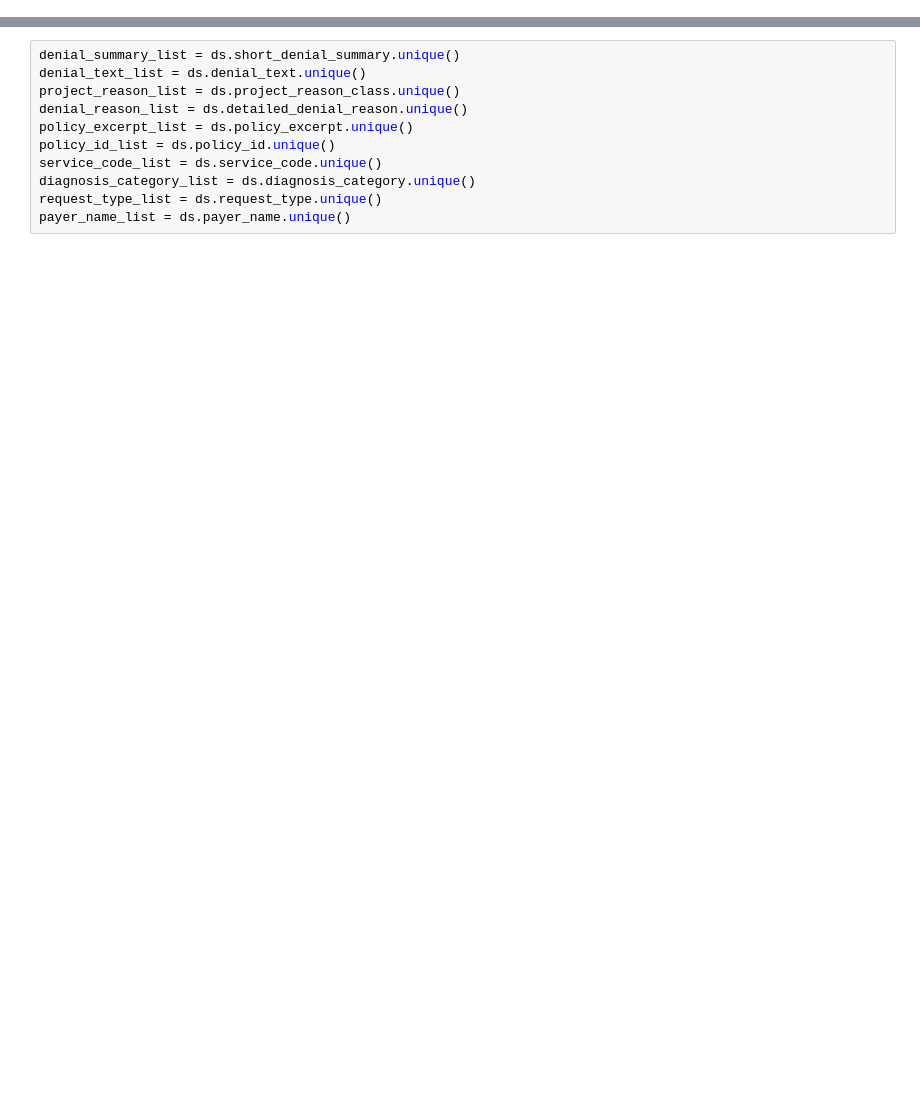
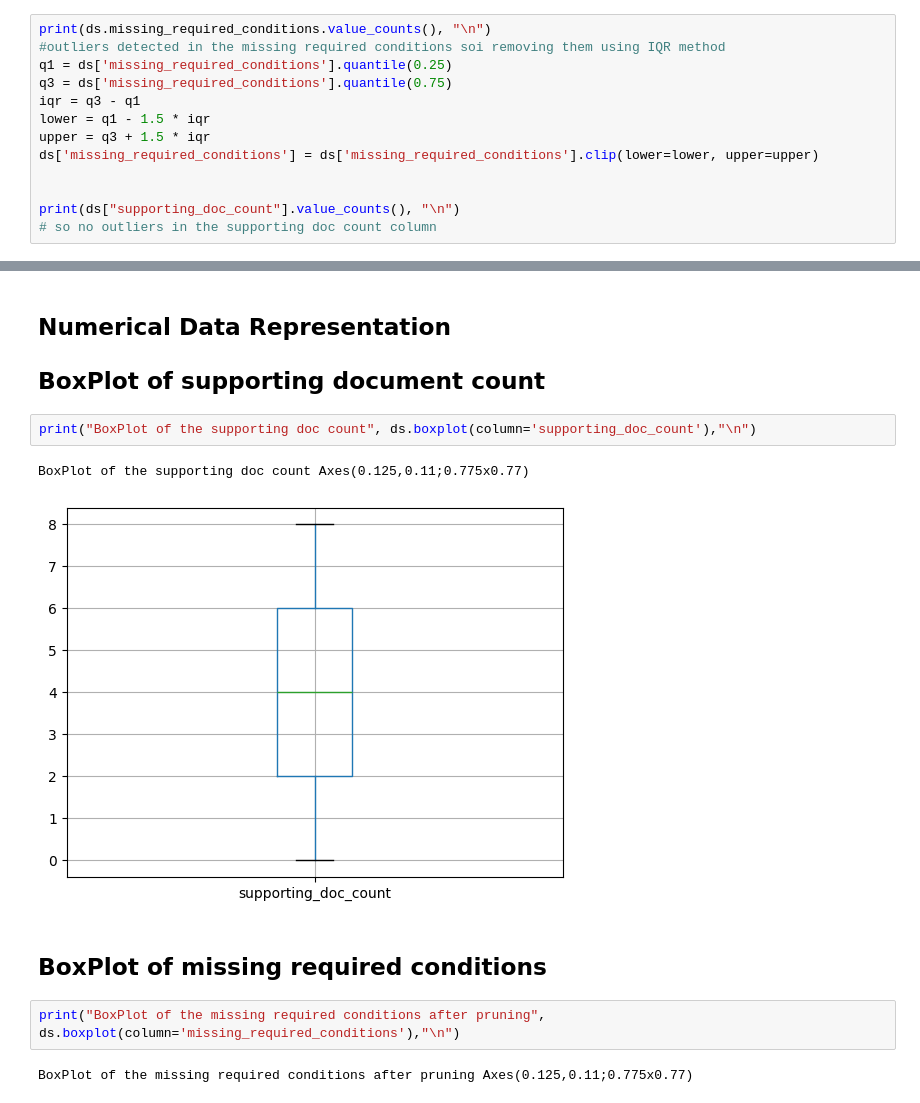
Before and after one commit to mozenjii/Priora, a Jupyter notebook: notebooks/denial_reason.ipynb, the cells around one changed output, grey strips where cells are left out. Saved outputs shown, nothing was run; the diff lists cells and outputs as text; blank space fills up the shorter version.

Commit message:
Data Eploration with bar, pie, histogram, seaborn, etc done

```diff
--- a/notebooks/denial_reason.ipynb
+++ b/notebooks/denial_reason.ipynb
@@ -31,0 +40,13 @@ The shape of the dataset is: (196032, 13)
+# %%
+print(ds.missing_required_conditions.value_counts(), "\n")
+#outliers detected in the missing required conditions soi removing them using IQR method
+q1 = ds['missing_required_conditions'].quantile(0.25)
+q3 = ds['missing_required_conditions'].quantile(0.75)
+iqr = q3 - q1
+lower = q1 - 1.5 * iqr
+upper = q3 + 1.5 * iqr
+ds['missing_required_conditions'] = ds['missing_required_conditions'].clip(lower=lower, upper=upper)
+
+
+print(ds["supporting_doc_count"].value_counts(), "\n")
+# so no outliers in the supporting doc count column
@@ -32,11 +73,15 @@ The shape of the dataset is: (196032, 13)
+# %% [markdown]
+## Numerical Data Representation
+
+## BoxPlot of supporting document count
 # %%
-denial_summary_list = ds.short_denial_summary.unique()
-denial_text_list = ds.denial_text.unique()
-project_reason_list = ds.project_reason_class.unique()
-denial_reason_list = ds.detailed_denial_reason.unique()
-policy_excerpt_list = ds.policy_excerpt.unique()
-policy_id_list = ds.policy_id.unique()
-service_code_list = ds.service_code.unique()
-diagnosis_category_list = ds.diagnosis_category.unique()
-request_type_list = ds.request_type.unique()
-payer_name_list = ds.payer_name.unique()
+print("BoxPlot of the supporting doc count", ds.boxplot(column='supporting_doc_count'),"\n")
+# %% [output]
+BoxPlot of the supporting doc count Axes(0.125,0.11;0.775x0.77)
+[figure, added]
+# %% [markdown]
+## BoxPlot of missing required conditions
+# %%
+print("BoxPlot of the missing required conditions after pruning", ds.boxplot(column='missing_required_conditions'),"\n")
+# %% [output]
+BoxPlot of the missing required conditions after pruning Axes(0.125,0.11;0.775x0.77)
```
Also changed, not shown: parts of 18 cells of this notebook, 1 other file.
